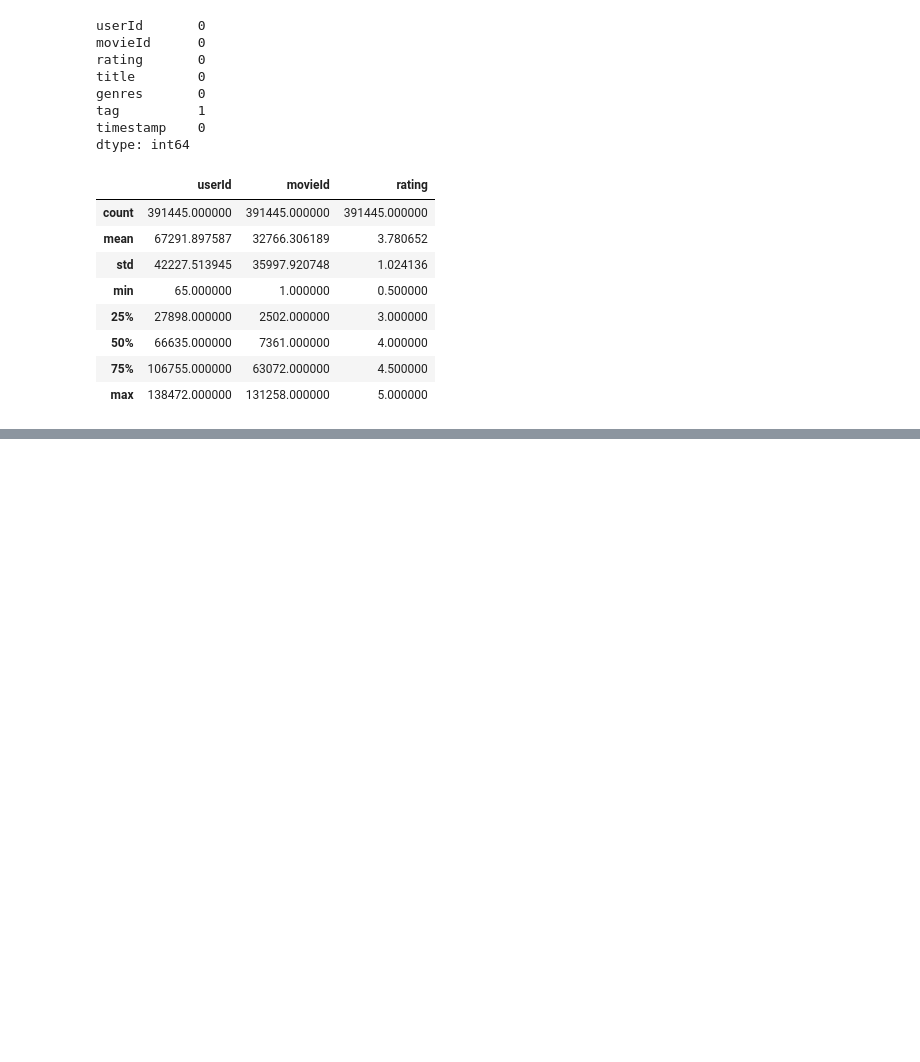
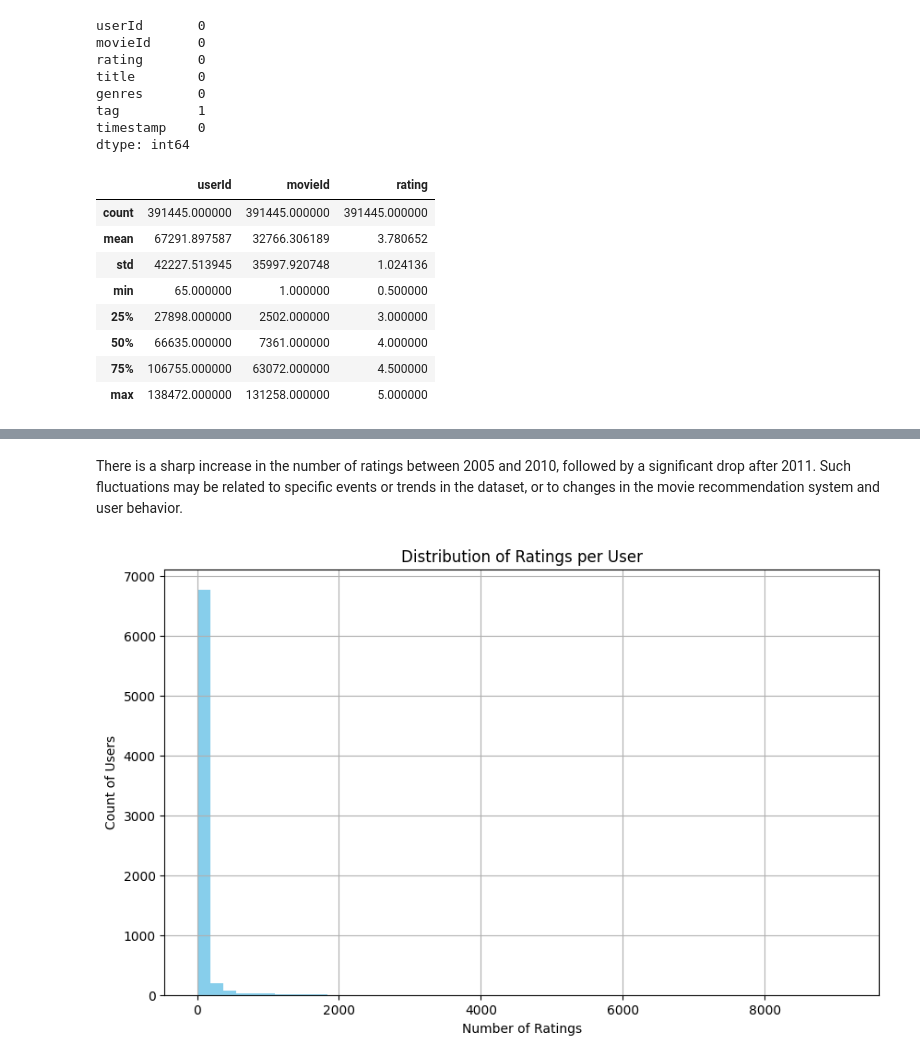
Before and after one commit to Charlottecool/Neural-Network-and-NLP-Based-Movie-Recommendation-System, a Jupyter notebook: Neural Network-Based Movie Recommendation System.ipynb, the cells around one changed output, grey strips where cells are left out. Saved outputs shown, nothing was run; the diff lists cells and outputs as text; code cells hidden in the pictures; blank space fills up the shorter version.

```diff
--- a/Neural Network-Based Movie Recommendation System.ipynb
+++ b/Neural Network-Based Movie Recommendation System.ipynb
@@ -78,0 +153,16 @@ plt.hist(final_merged_data['rating'])
+# %% [markdown]
+There is a sharp increase in the number of ratings between 2005 and 2010, followed by a significant drop after 2011. Such fluctuations may be related to specific events or trends in the dataset, or to changes in the movie recommendation system and user behavior.
+# %%
+# count the number of ratings for each user
+user_rating_counts = final_merged_data.groupby('userId').size()
+
+# visualize Distribution of Ratings per User
+plt.figure(figsize=(10, 6))
+plt.hist(user_rating_counts, bins=50, color='skyblue')
+plt.title('Distribution of Ratings per User')
+plt.xlabel('Number of Ratings')
+plt.ylabel('Count of Users')
+plt.grid(True)
+plt.show()
+# %% [output]
+[figure, added]
```
Also changed, not shown: parts of 22 cells of this notebook.
